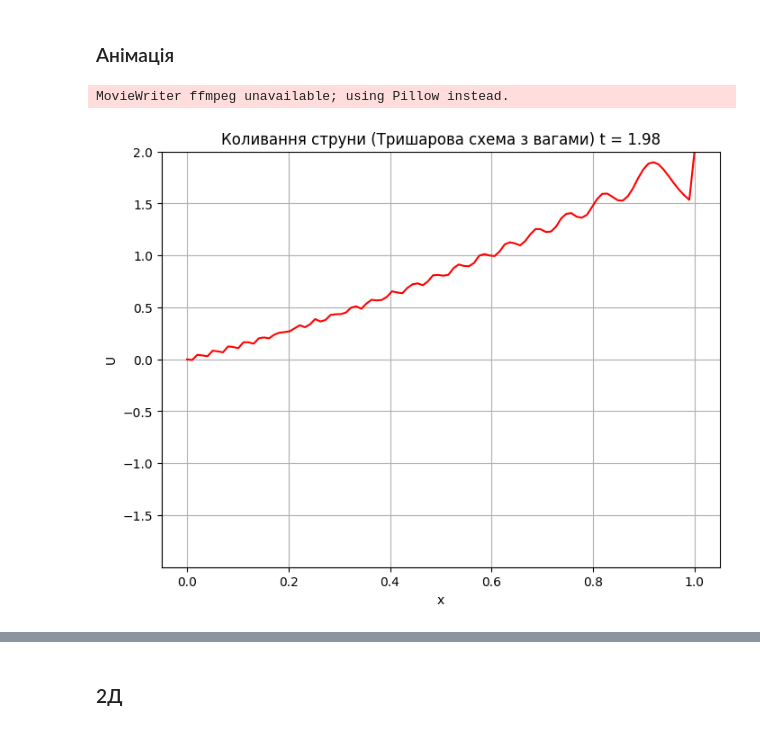
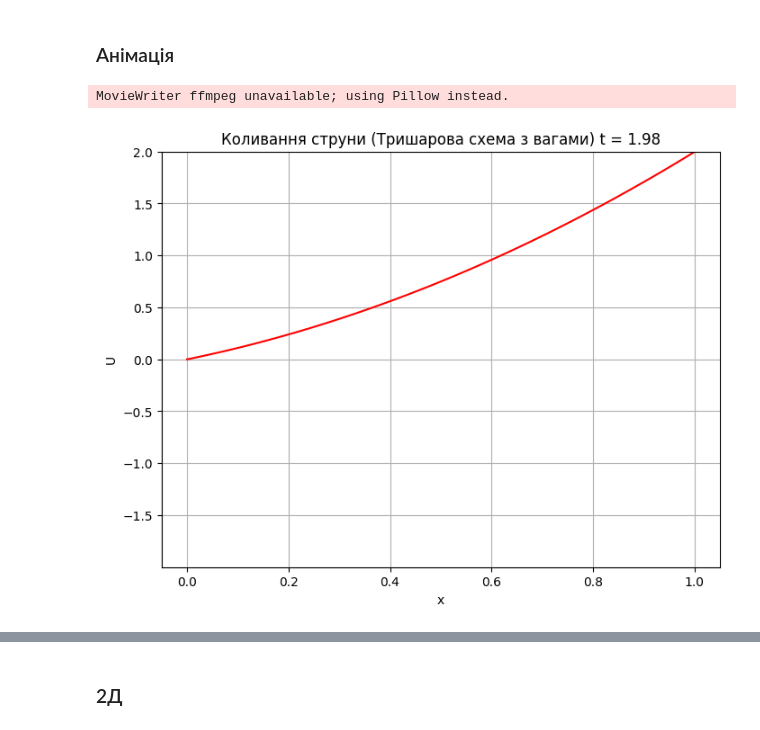
Before and after one commit to KlymentievMaksym/MetOb, a Jupyter notebook: RGR/RGR.ipynb, the cells around one changed output, grey strips where cells are left out. Cells and saved outputs as stored; diff of their text form; code cells hidden in the pictures.

```diff
--- a/RGR/RGR.ipynb
+++ b/RGR/RGR.ipynb
@@ -68,8 +137,12 @@ $$ u_i^{k+1} = u_i^{k}$$
 ### Дозадання точок
 # %%
 nx = 100
-nt = 100_000
-# nt = 100
+nt = 1000
+
+# nt = 100_000
+# every = 1000
+every = 10
+# every = 1
 
 sigma_1 = 0.25
 sigma_2 = 0.25
@@ -85,16 +158,9 @@ if sigma_1 + sigma_2 < 0.5:
     assert dt <= dx/np.sqrt(1 - 2 * (sigma_1 + sigma_2)), f"Відсутня стійкість! {dt} <= {dx/np.sqrt(1 - 2 * (sigma_1 + sigma_2))}"
 # %%
 U = np.zeros((nt, nx), dtype=float)
-# U[:, 0] = u1
-# U[:, -1] = u2(t)
-# U[0, :] = u0(x)
-# U[1, 1:-1] = U[0, 1:-1]
 U[0, :] = u0(x)
-U[1, 1:-1] = (
-    U[0, 1:-1]
-    + dt**2 / 2 * (F(t[0], x[1:-1]) + (U[0, 2:] - 2 * U[0, 1:-1] + U[0, :-2]) / dx**2)
-)
-U[1, 0] = u1
-U[1, -1] = u2(t[1])
+U[1, :] = U[0, :]
+U[1:, 0] = u1
+U[1:, -1] = u2(t[1:])
 # %% [markdown]
 ### Побудова
@@ -313,28 +319,24 @@ plt.show()
 # %%
 fig, ax = plt.subplots(figsize=(8, 6))
 line = ax.plot(x, U[0], "r")[0]
 
 ax.set_title("Коливання струни (Тришарова схема з вагами) t = 0")
 ax.set_ylim(U.min(), U.max())
 ax.set_xlabel("x")
 ax.set_ylabel("U")
 ax.grid(True)
-every = 1000
-# every = 100
-# every = 10
-# every = 1
 
 def update(frame):
-    ax.set_title(f"Коливання струни (Тришарова схема з вагами) t = {np.round(t[frame * every], 2)}")
+    ax.set_title(f"Коливання струни (Тришарова схема з вагами) t = {np.round(t[frame], 2)}")
     line.set_xdata(x)
-    line.set_ydata(U[frame * every])
+    line.set_ydata(U[frame])
     return line
 
-anim = animation.FuncAnimation(fig, func=update, frames=U.shape[0]//every, interval=100)
+anim = animation.FuncAnimation(fig, func=update, frames=range(0, U.shape[0], every), interval=100)
 file_name = "./Images/Main_time_string.gif"
 anim.save(file_name, fps=20)
 plt.show()
 # %% [output]
 MovieWriter ffmpeg unavailable; using Pillow instead.
-[figure, old version]
+[figure, new version]
 # %% [markdown]
```
Also changed, not shown: parts of 18 cells of this notebook, 6 other files.
